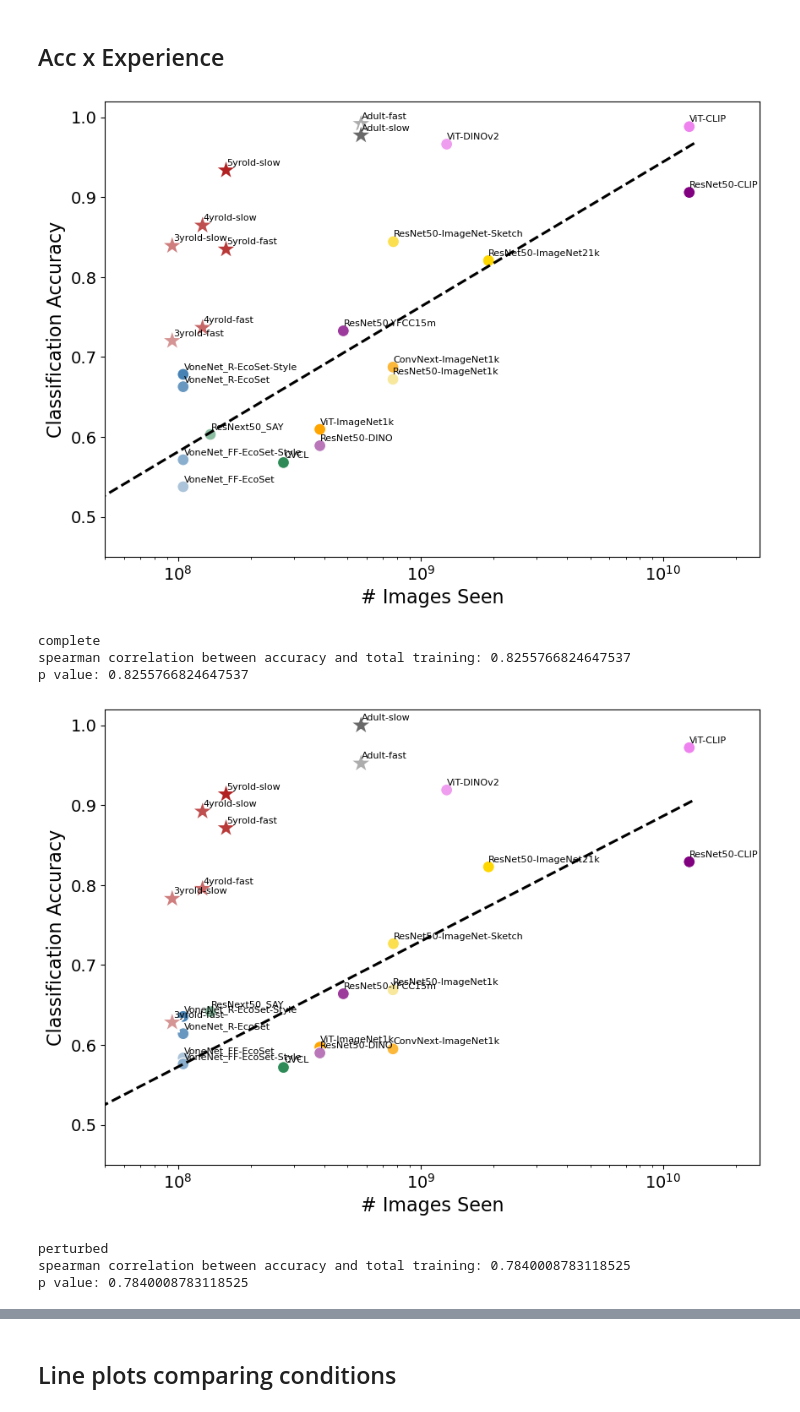
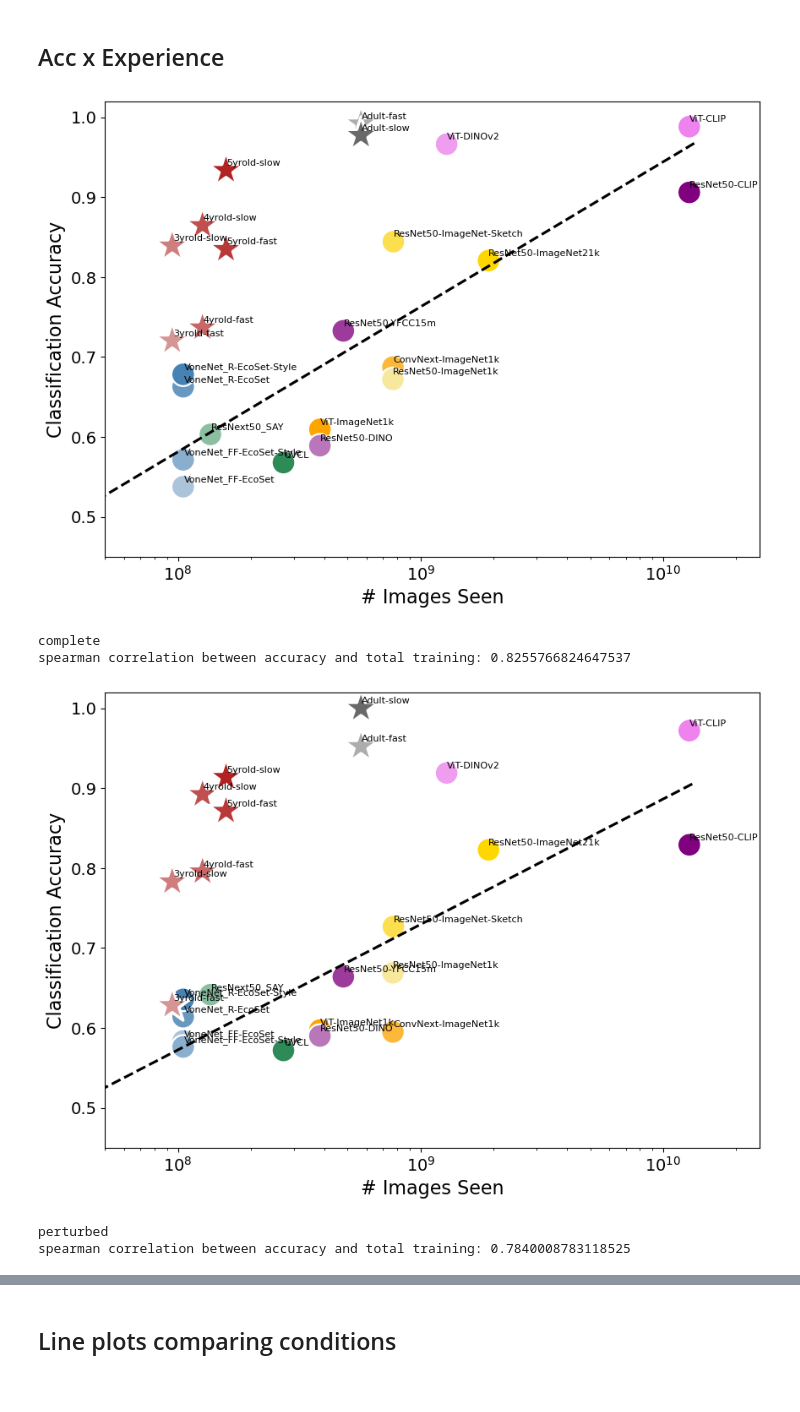
Before and after one commit to vayzenb/kornet, a Jupyter notebook: analyses/model_comparisons.ipynb, the cells around one changed output, grey strips where cells are left out. Saved outputs shown, nothing was run; the diff lists cells and outputs as text; code cells hidden in the pictures.

```diff
--- a/analyses/model_comparisons.ipynb
+++ b/analyses/model_comparisons.ipynb
@@ -458,6 +467,9 @@ for cond in model_conds:
     #add dotted black line at .5
     ax.axhline(y=.5, color='black', linestyle='--')
 
+    #set ylim
+    plt.ylim(.47,1)
+
 
     #set xlim at 1
     ax.set_xlim([1,max_layer])
@@ -477,6 +489,7 @@ for cond in model_conds:
     #save
     cond_name = cond_names[model_conds.index(cond)]
     plt.savefig(f'{fig_dir}/{cond_name}_layerwise{suf}.png', dpi = 300, bbox_inches = 'tight')
+    plt.show()
     plt.pause(.001)
 # %% [output]
 Outline
@@ -537,9 +550,9 @@ for cond in cond_names:
 
     #create scatter plot of accuracy vs total training using square markers
     fig, ax = plt.subplots(1,1, figsize=(10,7))
-    sns.scatterplot(data = model_data, x = 'total_training', y = 'acc', hue = 'model', palette = all_model_colors, s = 100)
+    sns.scatterplot(data = model_data, x = 'total_training', y = 'acc', hue = 'model', palette = all_model_colors, s = 400)
     #sns.scatterplot(data = model_data, x = 'dataset_size', y = 'acc', hue = 'model', palette = all_model_colors, s = 100)
-    sns.scatterplot(data = human_data, x = 'total_training', y = 'acc', hue = 'model', palette = human_colors, s = 400, marker='*')
+    sns.scatterplot(data = human_data, x = 'total_training', y = 'acc', hue = 'model', palette = human_colors, s = 1000, marker='*')
 
 
 
@@ -583,38 +596,36 @@ for cond in cond_names:
 
     #add labels to each point
     for i in range(len(model_data)):
         ax.text(model_data['total_training'].values[i]+1000000, model_data['acc'].values[i]+.006, model_data['model'].values[i], fontsize = 8)
 
     #add labels to human data
     for i in range(len(human_data)):
         ax.text(human_data['total_training'].values[i]+1000000, human_data['acc'].values[i]+.006, human_data['model'].values[i], fontsize = 8)
 
     '''
     #add line at 50 million images
     plt.axvline(x=50000000, color='black', linestyle='--')
     #add line at 100 million images
     plt.axvline(x=100000000, color='black', linestyle='--')
 
     #add line at 1 billion images
     plt.axvline(x=1000000000, color='black', linestyle='--')
 
     #add line at 10 billion images
     plt.axvline(x=10000000000, color='black', linestyle='--')
     '''
 
     #save
     plt.savefig(f'{fig_dir}/{cond}_acc_by_experience.png', dpi = 300, bbox_inches = 'tight')
     plt.pause(.001)
 
     #print spearman correlation between accuracy and total training with p value
     print(cond)
     print(f'spearman correlation between accuracy and total training: {model_data["acc"].corr(model_data["total_training"], method = "spearman")}')
 # %% [output]
-[figure, old version]
+[figure, new version]
 complete
 spearman correlation between accuracy and total training: 0.8255766824647537
-p value: 0.8255766824647537
-[figure, old version]
+[figure, new version]
 perturbed
 spearman correlation between accuracy and total training: 0.7840008783118525
-p value: 0.7840008783118525
```
Also changed, not shown: parts of 18 cells of this notebook, 29 other files.
